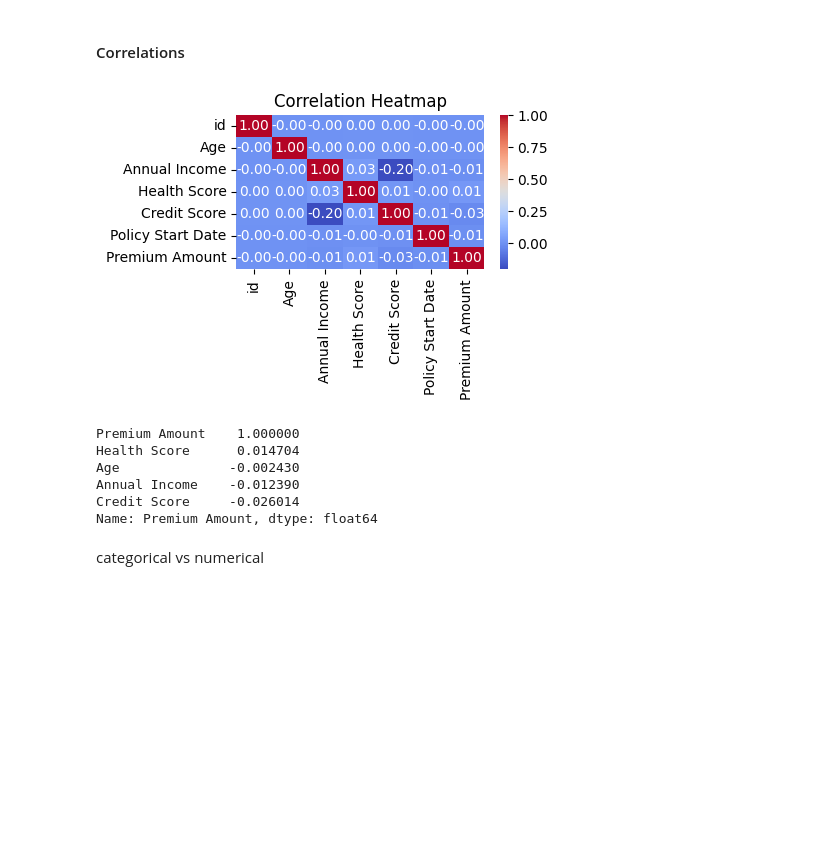
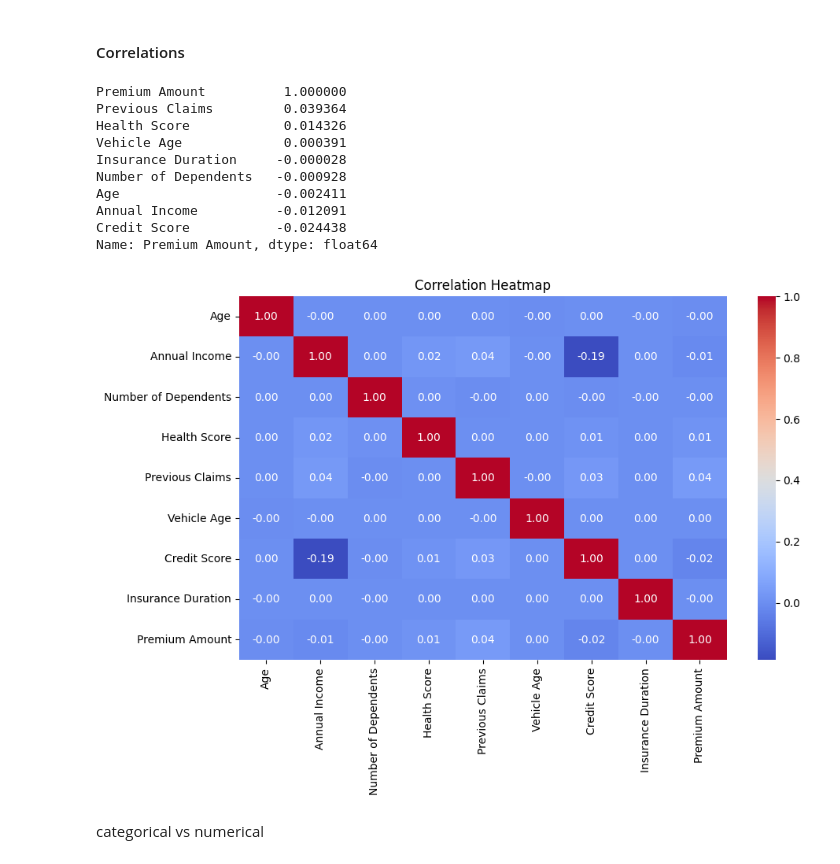
Before and after one commit to Mahaa-Lakshmi/SmartPremium, a Jupyter notebook: notebooks/EDA.ipynb, the cells around one changed output. Drawn from its saved outputs; the diff is of its cells as text; code cells hidden in the pictures; blank space fills up the shorter version.

```diff
--- a/notebooks/EDA.ipynb
+++ b/notebooks/EDA.ipynb
@@ -224,24 +178,25 @@ for feature in numerical_features:
 # %% [markdown]
 #### Correlations
 # %%
-corr_matrix = data[numerical_features].corr()
-plt.figure(figsize=(4,2))
+# Correlation with target variable
+corr_matrix=data[[ 'Age', 'Annual Income', 'Number of Dependents', 'Health Score', 'Previous Claims', 'Vehicle Age', 'Credit Score', 'Insurance Duration',  'Premium Amount']].corr()
+print(corr_matrix['Premium Amount'].sort_values(ascending=False))
+plt.figure(figsize=(10,6))
 sns.heatmap(corr_matrix, annot=True, cmap='coolwarm',fmt='.2f')
 plt.title("Correlation Heatmap")
 plt.show()
 # %% [output]
+Premium Amount          1.000000
+Previous Claims         0.039364
+Health Score            0.014326
+Vehicle Age             0.000391
+Insurance Duration     -0.000028
+Number of Dependents   -0.000928
+Age                    -0.002411
+Annual Income          -0.012091
+Credit Score           -0.024438
+Name: Premium Amount, dtype: float64
-[figure, old version]
+[figure, new version]
-# %%
-# Correlation with target variable
-corr_matrix=data[numerical_features].corr()
-print(corr_matrix['Premium Amount'].sort_values(ascending=False))
-# %% [output]
-Premium Amount    1.000000
-Health Score      0.014704
-Age              -0.002430
-Annual Income    -0.012390
-Credit Score     -0.026014
-Name: Premium Amount, dtype: float64
 # %% [markdown]
 categorical vs numerical
 # %%
```
Also changed, not shown: parts of 34 cells of this notebook, 1 other file.
